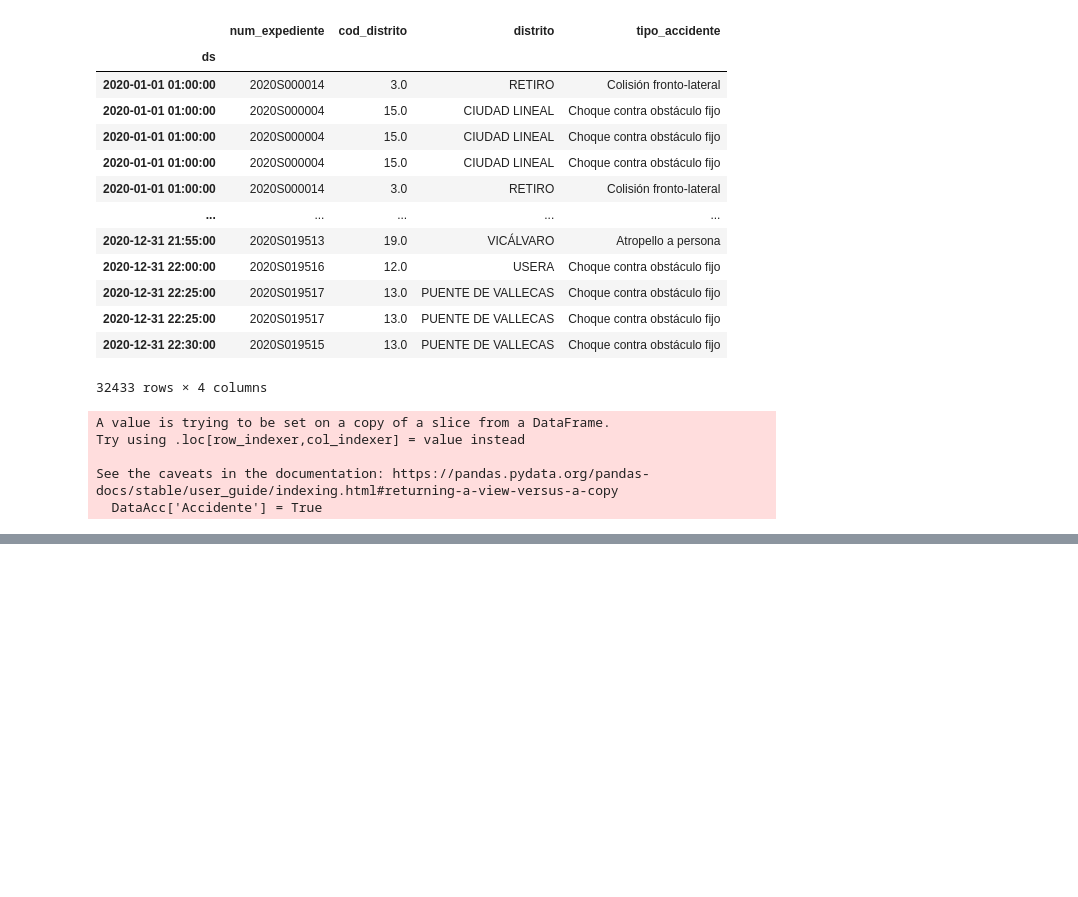
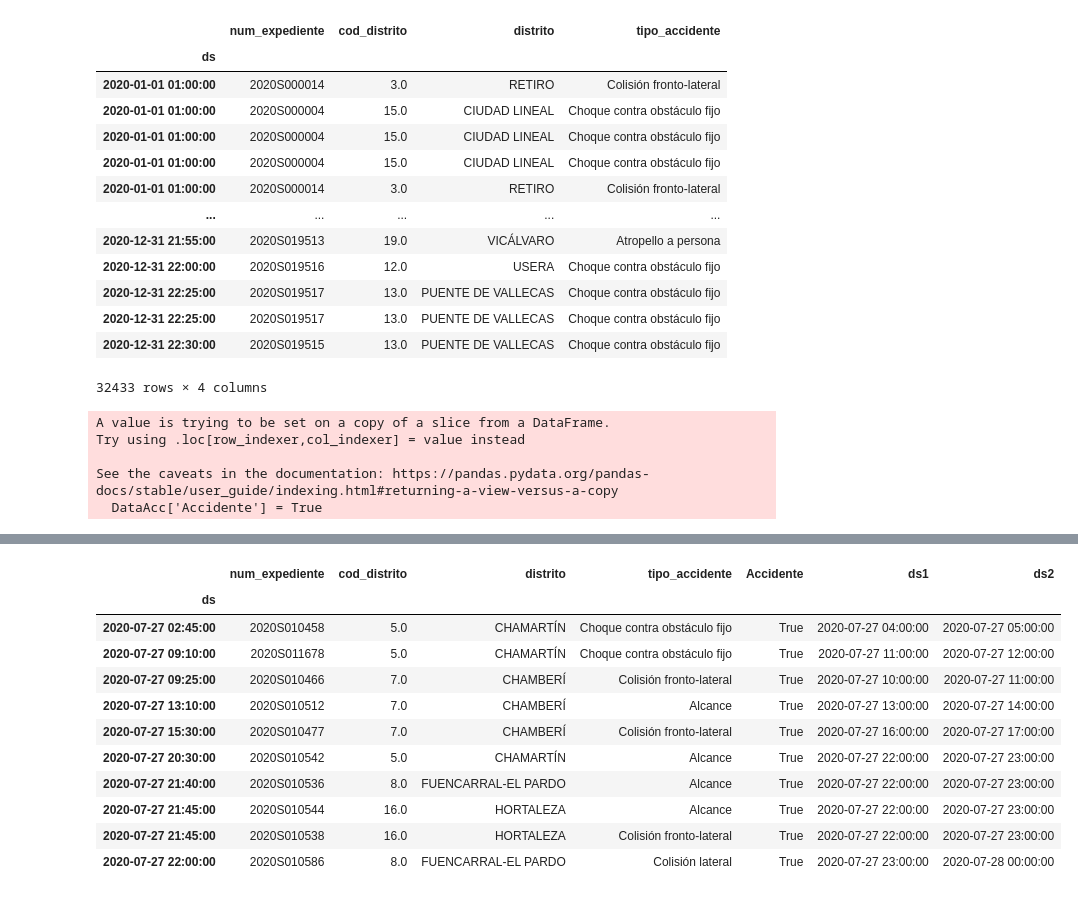
Before and after one commit to Jhonvalencia77/8vo_avance, a Jupyter notebook: AccidentalidadMadrid2.ipynb, the cells around one changed output, grey strips where cells are left out. Cells and saved outputs as stored; diff of their text form; code cells hidden in the pictures; blank space fills up the shorter version.

```diff
--- a/AccidentalidadMadrid2.ipynb
+++ b/AccidentalidadMadrid2.ipynb
@@ -198,0 +274,16 @@ Prueba
+# %%
+Prueba = DataAcc.loc['2020-07-27':'2020-07-27']
+Prueba
+# %% [output]
+|  | num_expediente | cod_distrito | distrito | tipo_accidente | Accidente | ds1 | ds2 |
+| ds |  |  |  |  |  |  |  |
+| 2020-07-27 02:45:00 | 2020S010458 | 5.0 | CHAMARTÍN | Choque contra obstáculo fijo | True | 2020-07-27 04:00:00 | 2020-07-27 05:00:00 |
+| 2020-07-27 09:10:00 | 2020S011678 | 5.0 | CHAMARTÍN | Choque contra obstáculo fijo | True | 2020-07-27 11:00:00 | 2020-07-27 12:00:00 |
+| 2020-07-27 09:25:00 | 2020S010466 | 7.0 | CHAMBERÍ | Colisión fronto-lateral | True | 2020-07-27 10:00:00 | 2020-07-27 11:00:00 |
+| 2020-07-27 13:10:00 | 2020S010512 | 7.0 | CHAMBERÍ | Alcance | True | 2020-07-27 13:00:00 | 2020-07-27 14:00:00 |
+| 2020-07-27 15:30:00 | 2020S010477 | 7.0 | CHAMBERÍ | Colisión fronto-lateral | True | 2020-07-27 16:00:00 | 2020-07-27 17:00:00 |
+| 2020-07-27 20:30:00 | 2020S010542 | 5.0 | CHAMARTÍN | Alcance | True | 2020-07-27 22:00:00 | 2020-07-27 23:00:00 |
+| 2020-07-27 21:40:00 | 2020S010536 | 8.0 | FUENCARRAL-EL PARDO | Alcance | True | 2020-07-27 22:00:00 | 2020-07-27 23:00:00 |
+| 2020-07-27 21:45:00 | 2020S010544 | 16.0 | HORTALEZA | Alcance | True | 2020-07-27 22:00:00 | 2020-07-27 23:00:00 |
+| 2020-07-27 21:45:00 | 2020S010538 | 16.0 | HORTALEZA | Colisión fronto-lateral | True | 2020-07-27 22:00:00 | 2020-07-27 23:00:00 |
+| 2020-07-27 22:00:00 | 2020S010586 | 8.0 | FUENCARRAL-EL PARDO | Colisión lateral | True | 2020-07-27 23:00:00 | 2020-07-28 00:00:00 |
```
Also changed, not shown: parts of 11 cells of this notebook.
